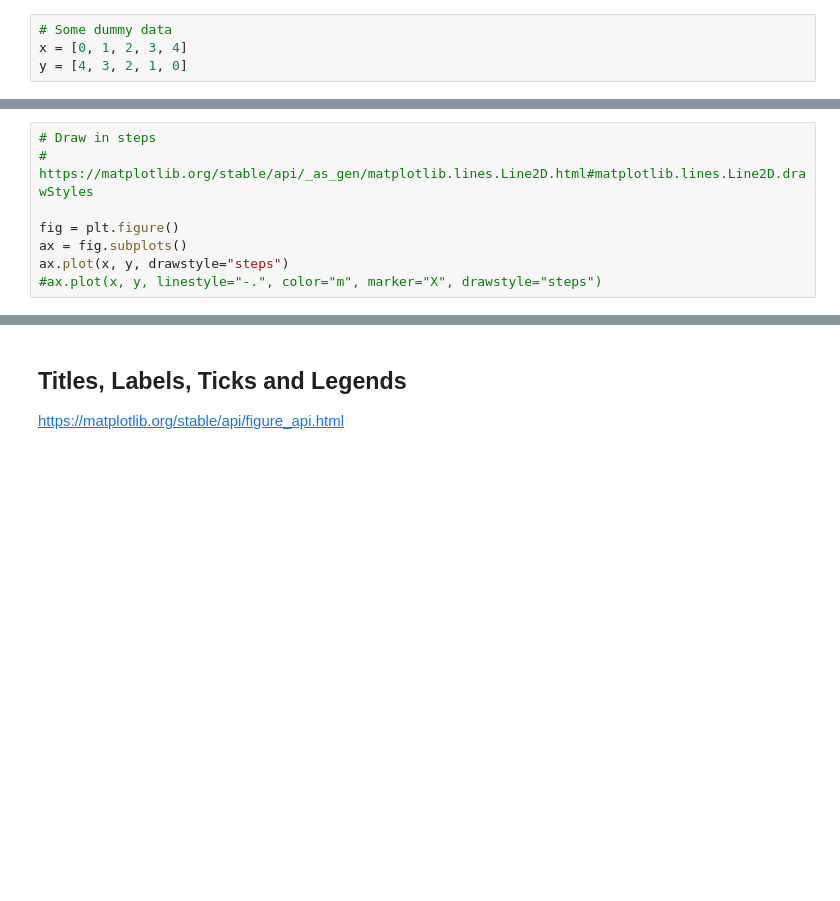
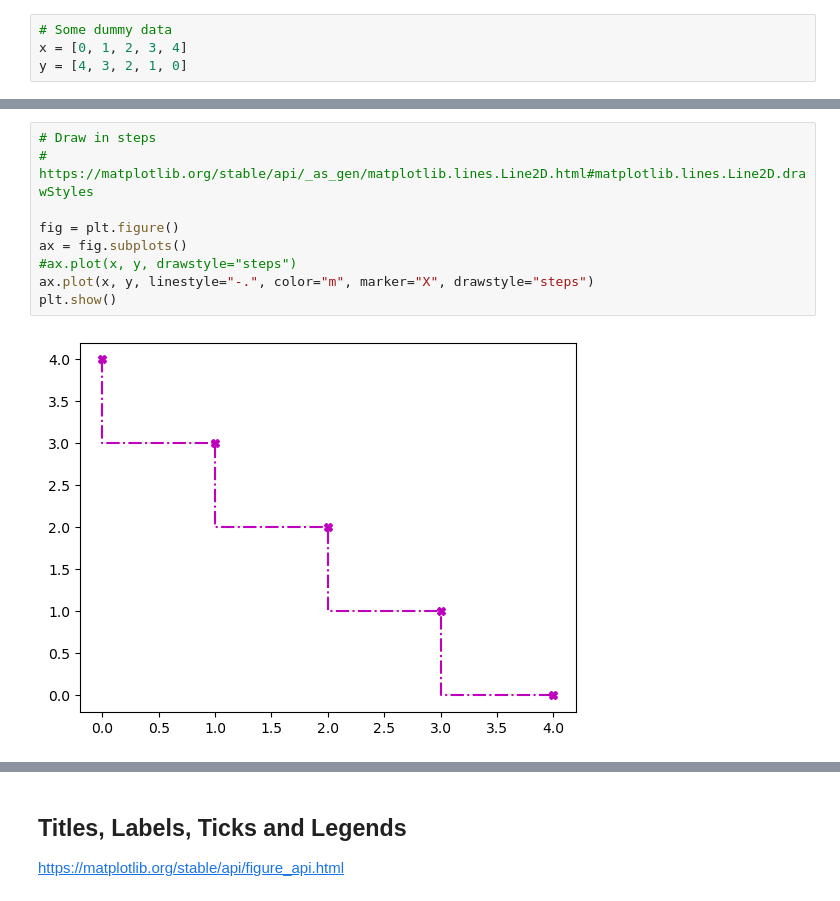
Before and after one commit to rezabmirzaei/python-bootcamp, a Jupyter notebook: Lesson 15/4.3 Creating Graphs - matplotlib.ipynb, the cells around one changed output, grey strips where cells are left out. Saved outputs shown, nothing was run; the diff lists cells and outputs as text; blank space fills up the shorter version.

```diff
--- a/Lesson 15/4.3 Creating Graphs - matplotlib.ipynb
+++ b/Lesson 15/4.3 Creating Graphs - matplotlib.ipynb
@@ -106,8 +130,11 @@ ax.plot(x, y, linestyle="--", color="g", marker="o")
 # %%
 # Draw in steps
 # https://matplotlib.org/stable/api/_as_gen/matplotlib.lines.Line2D.html#matplotlib.lines.Line2D.drawStyles
 
 fig = plt.figure()
 ax = fig.subplots()
-ax.plot(x, y, drawstyle="steps")
-#ax.plot(x, y, linestyle="-.", color="m", marker="X", drawstyle="steps")
+#ax.plot(x, y, drawstyle="steps")
+ax.plot(x, y, linestyle="-.", color="m", marker="X", drawstyle="steps")
+plt.show()
+# %% [output]
+[figure, added]
```
Also changed, not shown: parts of 11 cells of this notebook, 1 other file.
